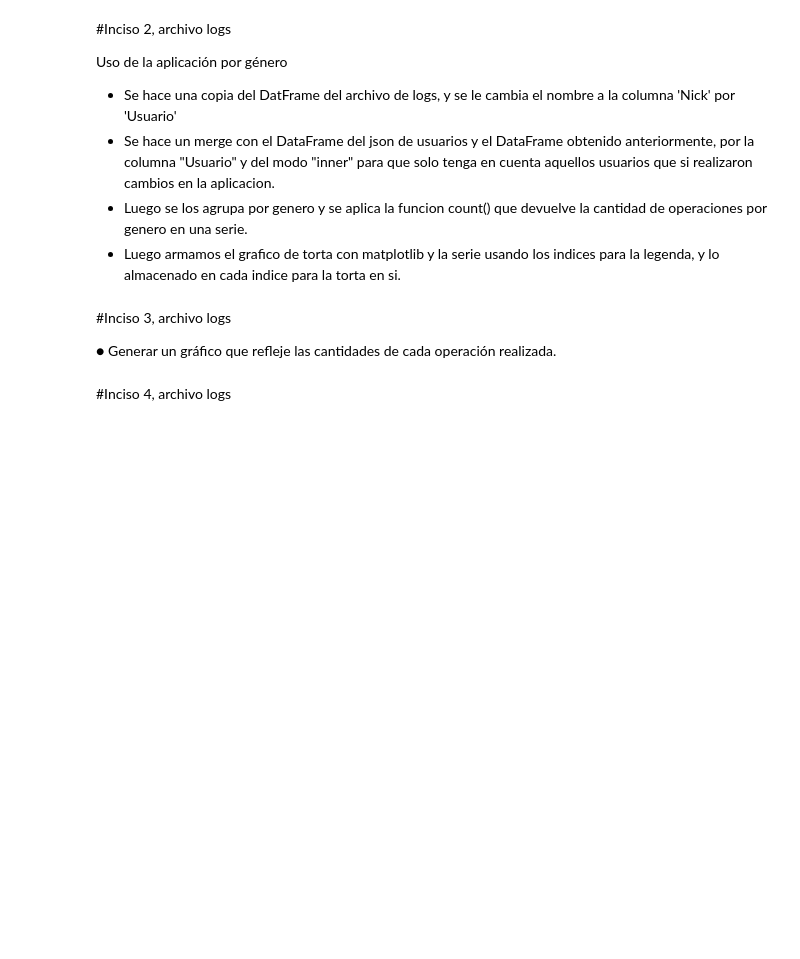
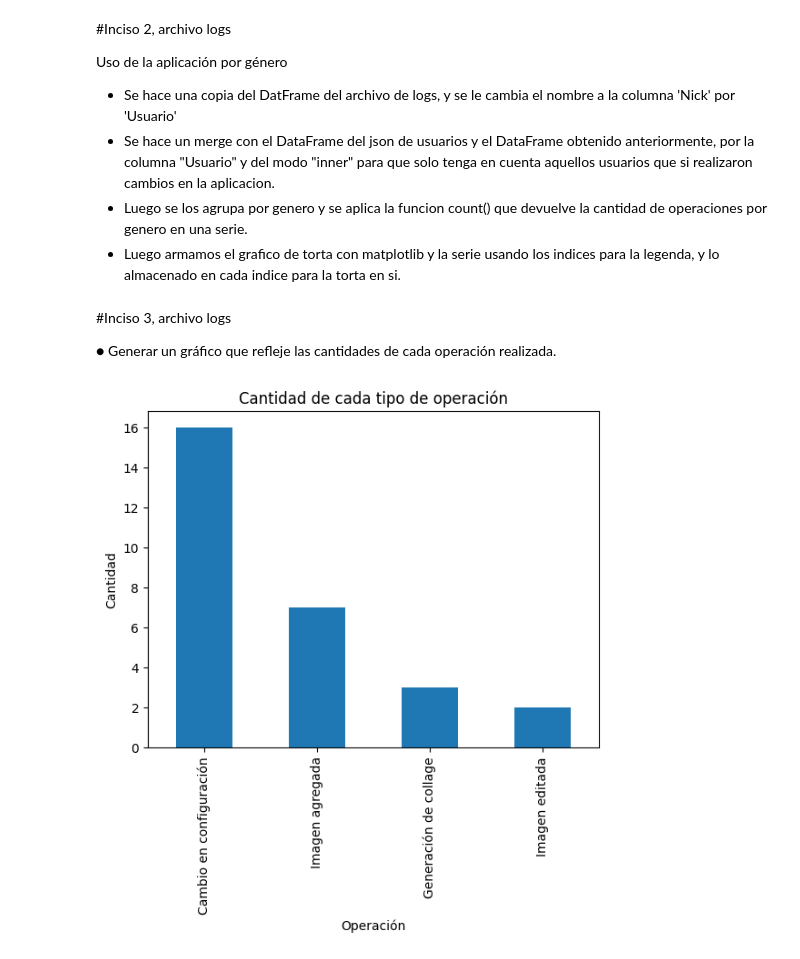
Before and after one commit to mayraPeguinho/unlpImage, a Jupyter notebook: notebooks/estadisticas_jupyter.ipynb, the cells around one changed output. Saved outputs shown, nothing was run; the diff lists cells and outputs as text; code cells hidden in the pictures; blank space fills up the shorter version.

```diff
--- a/notebooks/estadisticas_jupyter.ipynb
+++ b/notebooks/estadisticas_jupyter.ipynb
@@ -249,2 +268,0 @@ plt.show()
-# %% [markdown]
-#Inciso 4, archivo logs
@@ -252,0 +269,16 @@ plt.show()
+# %%
+#Mí codigo va acá (Eze)
+operaciones_counts = df_logs['Operación'].value_counts()
+
+# Crear el gráfico de barras
+operaciones_counts.plot(kind='bar')
+
+# Configurar los ejes y el título
+plt.xlabel('Operación')
+plt.ylabel('Cantidad')
+plt.title('Cantidad de cada tipo de operación')
+
+# Mostrar el gráfico
+plt.show()
+# %% [output]
+[figure, added]
```
Also changed, not shown: parts of 6 cells of this notebook, 1 other file.
